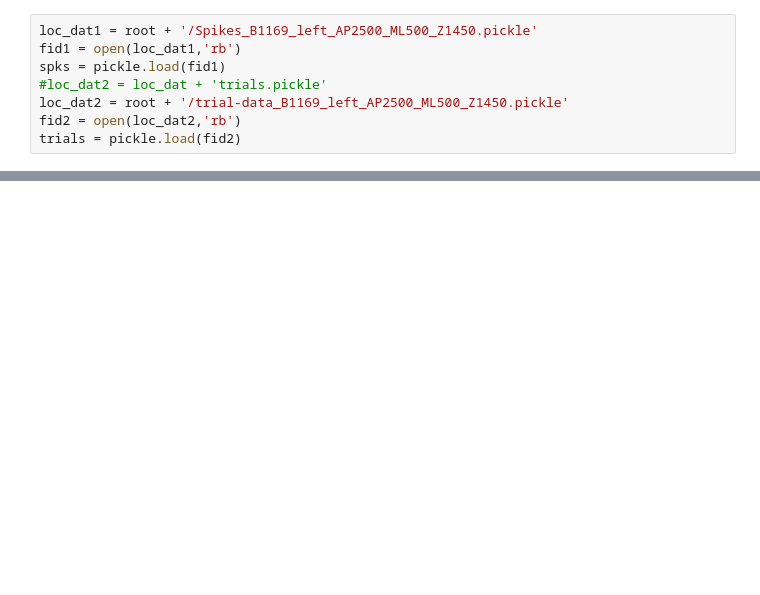
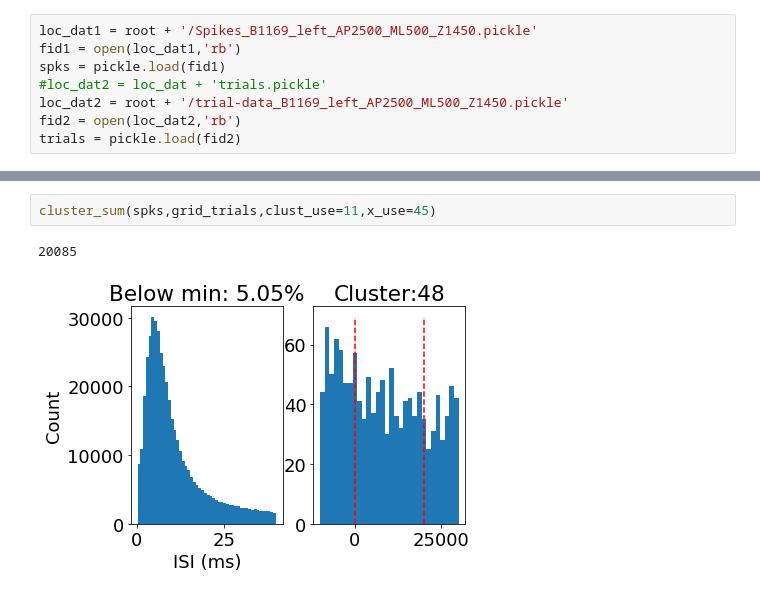
Before and after one commit to TimCSheehan/try_STRF, a Jupyter notebook: attempt_big_grid.ipynb, the cells around one changed output, grey strips where cells are left out. Drawn from its saved outputs; the diff is of its cells as text; blank space fills up the shorter version.

```diff
--- a/attempt_big_grid.ipynb
+++ b/attempt_big_grid.ipynb
@@ -62,0 +162,5 @@ AttributeError: 'DataFrame' object has no attribute 'stim_points'
+# %%
+cluster_sum(spks,grid_trials,clust_use=11,x_use=45)
+# %% [output]
+20085
+[figure, added]
```
Also changed, not shown: parts of 12 cells of this notebook.
